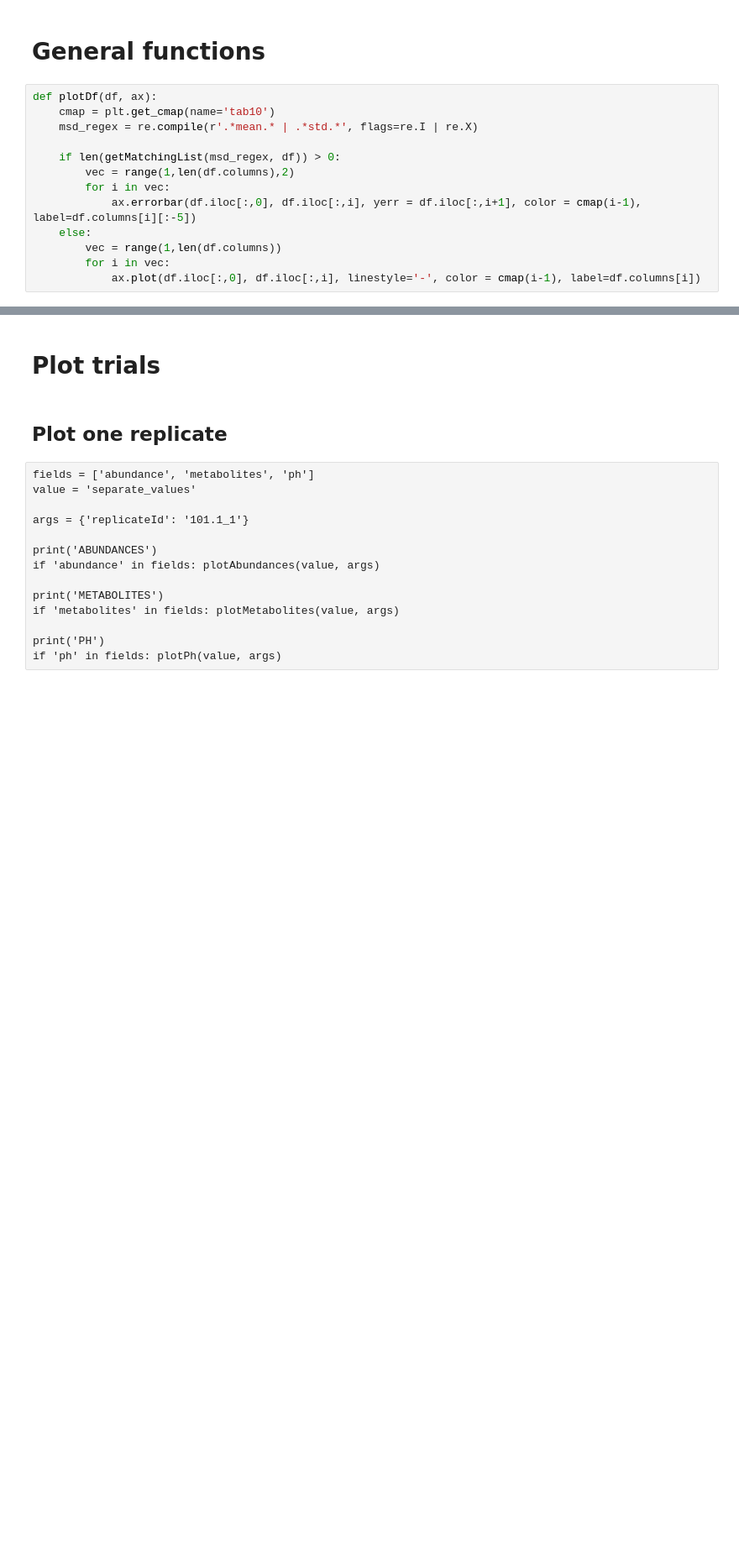
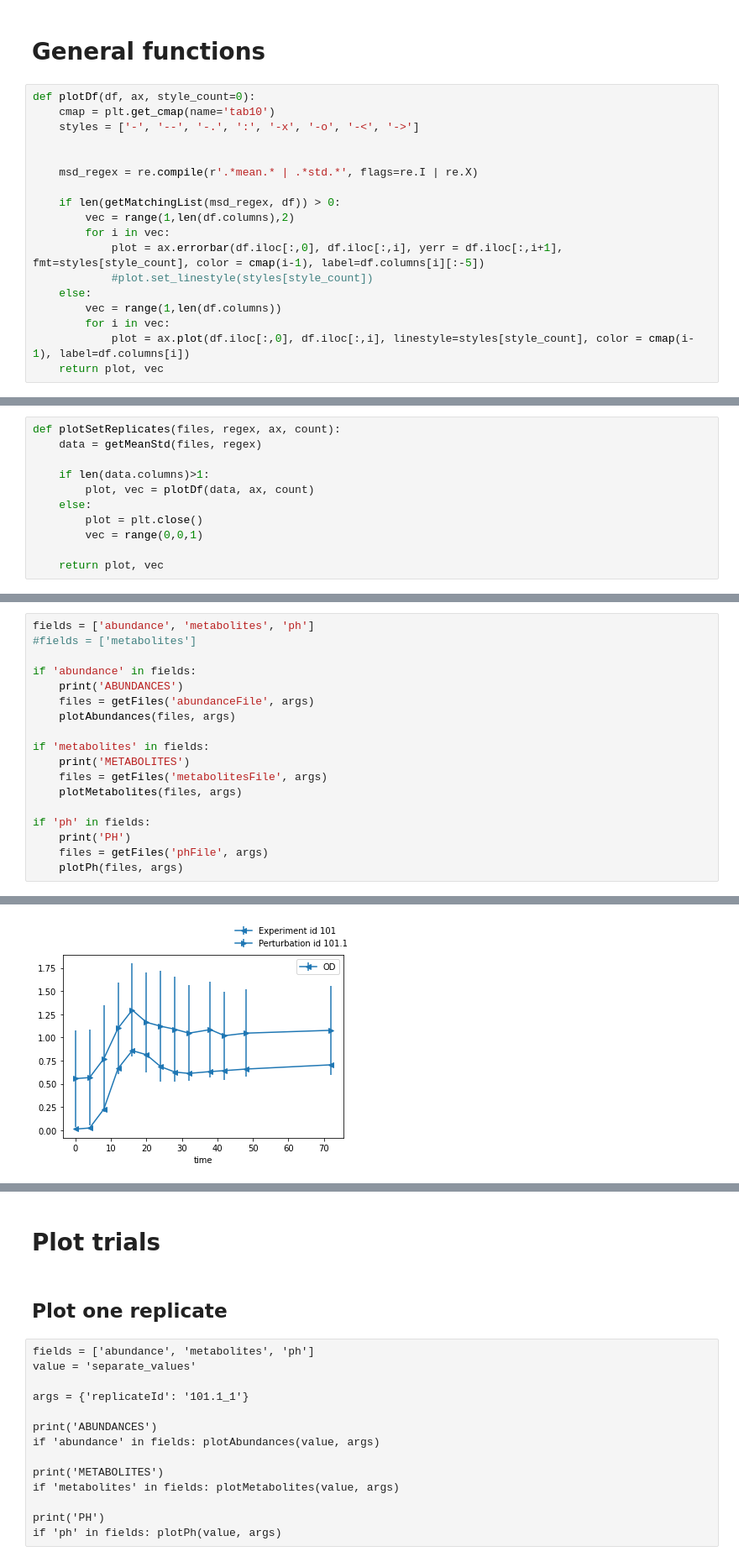
Before and after one commit to msysbio/bacterial_growth, a Jupyter notebook: Notebooks/bacterial_plots_2.ipynb, the cells around one changed output, grey strips where cells are left out. Shown at 84% size. Drawn from its saved outputs; the diff is of its cells as text; blank space fills up the shorter version.

```diff
--- a/Notebooks/bacterial_plots_2.ipynb
+++ b/Notebooks/bacterial_plots_2.ipynb
@@ -74,15 +340,20 @@ def getIntersectionColumns(df, columns):
 # %% [markdown]
 # General functions
 # %%
-def plotDf(df, ax):
+def plotDf(df, ax, style_count=0):
     cmap = plt.get_cmap(name='tab10')
+    styles = ['-', '--', '-.', ':', '-x', '-o', '-<', '->']
+
+
     msd_regex = re.compile(r'.*mean.* | .*std.*', flags=re.I | re.X)
 
     if len(getMatchingList(msd_regex, df)) > 0:
         vec = range(1,len(df.columns),2)
         for i in vec:
-            ax.errorbar(df.iloc[:,0], df.iloc[:,i], yerr = df.iloc[:,i+1], color = cmap(i-1), label=df.columns[i][:-5])
+            plot = ax.errorbar(df.iloc[:,0], df.iloc[:,i], yerr = df.iloc[:,i+1], fmt=styles[style_count], color = cmap(i-1), label=df.columns[i][:-5])
+            #plot.set_linestyle(styles[style_count])
     else:
         vec = range(1,len(df.columns))
         for i in vec:
-            ax.plot(df.iloc[:,0], df.iloc[:,i], linestyle='-', color = cmap(i-1), label=df.columns[i])
+            plot = ax.plot(df.iloc[:,0], df.iloc[:,i], linestyle=styles[style_count], color = cmap(i-1), label=df.columns[i])
+    return plot, vec
@@ -149,0 +389,11 @@ def plotPerturbation(files, plot_option, regex, num_ids, ax):
+# %%
+def plotSetReplicates(files, regex, ax, count):
+    data = getMeanStd(files, regex)
+
+    if len(data.columns)>1:
+        plot, vec = plotDf(data, ax, count)
+    else:
+        plot = plt.close()
+        vec = range(0,0,1)
+
+    return plot, vec
@@ -277,0 +563,19 @@ def plotPh(files, plot_option, args):
+# %%
+fields = ['abundance', 'metabolites', 'ph']
+#fields = ['metabolites']
+
+if 'abundance' in fields:
+    print('ABUNDANCES')
+    files = getFiles('abundanceFile', args)
+    plotAbundances(files, args)
+
+if 'metabolites' in fields:
+    print('METABOLITES')
+    files = getFiles('metabolitesFile', args)
+    plotMetabolites(files, args)
+
+if 'ph' in fields:
+    print('PH')
+    files = getFiles('phFile', args)
+    plotPh(files, args)
+# %% [output]
@@ -277,0 +583 @@ def plotPh(files, plot_option, args):
+[figure, added]
```
Also changed, not shown: parts of 28 cells of this notebook, 2 other files.
